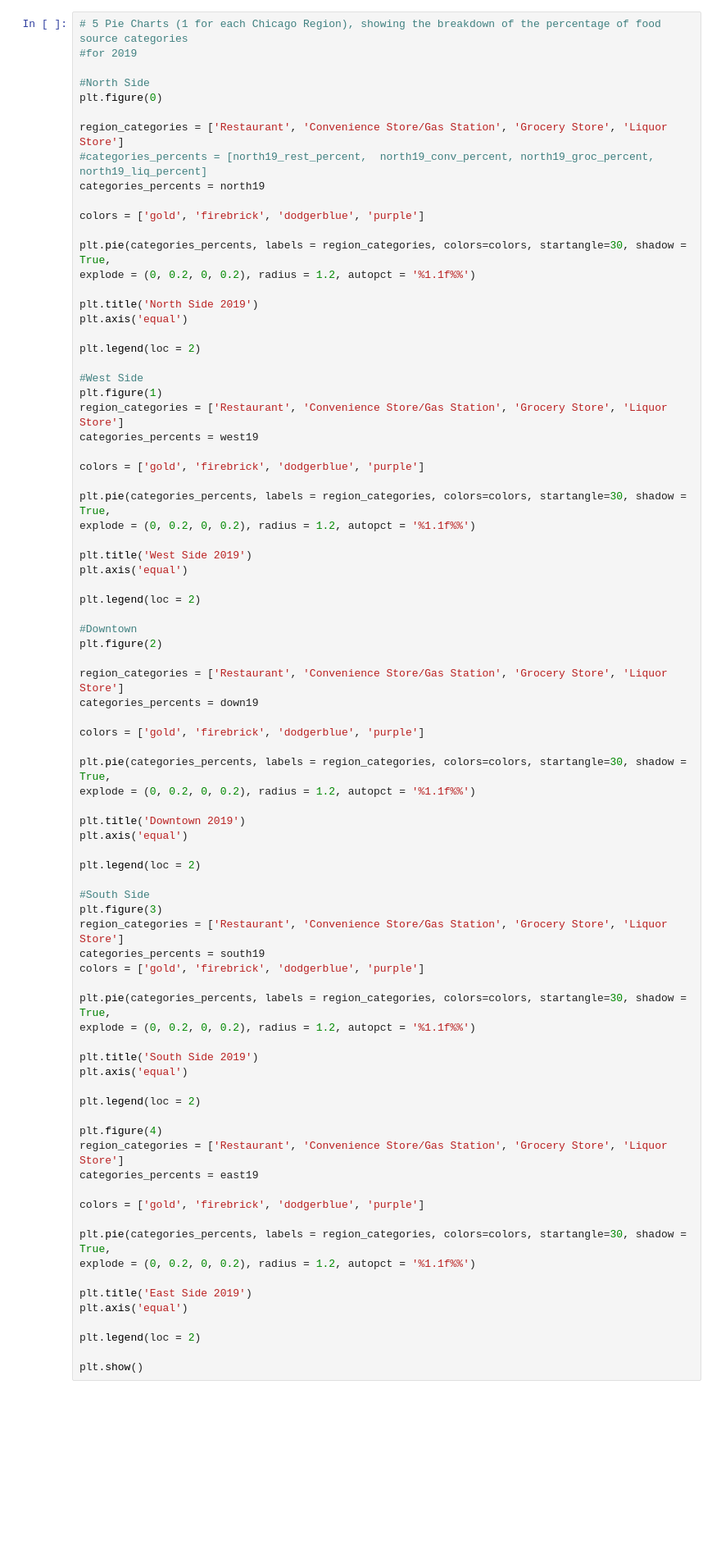
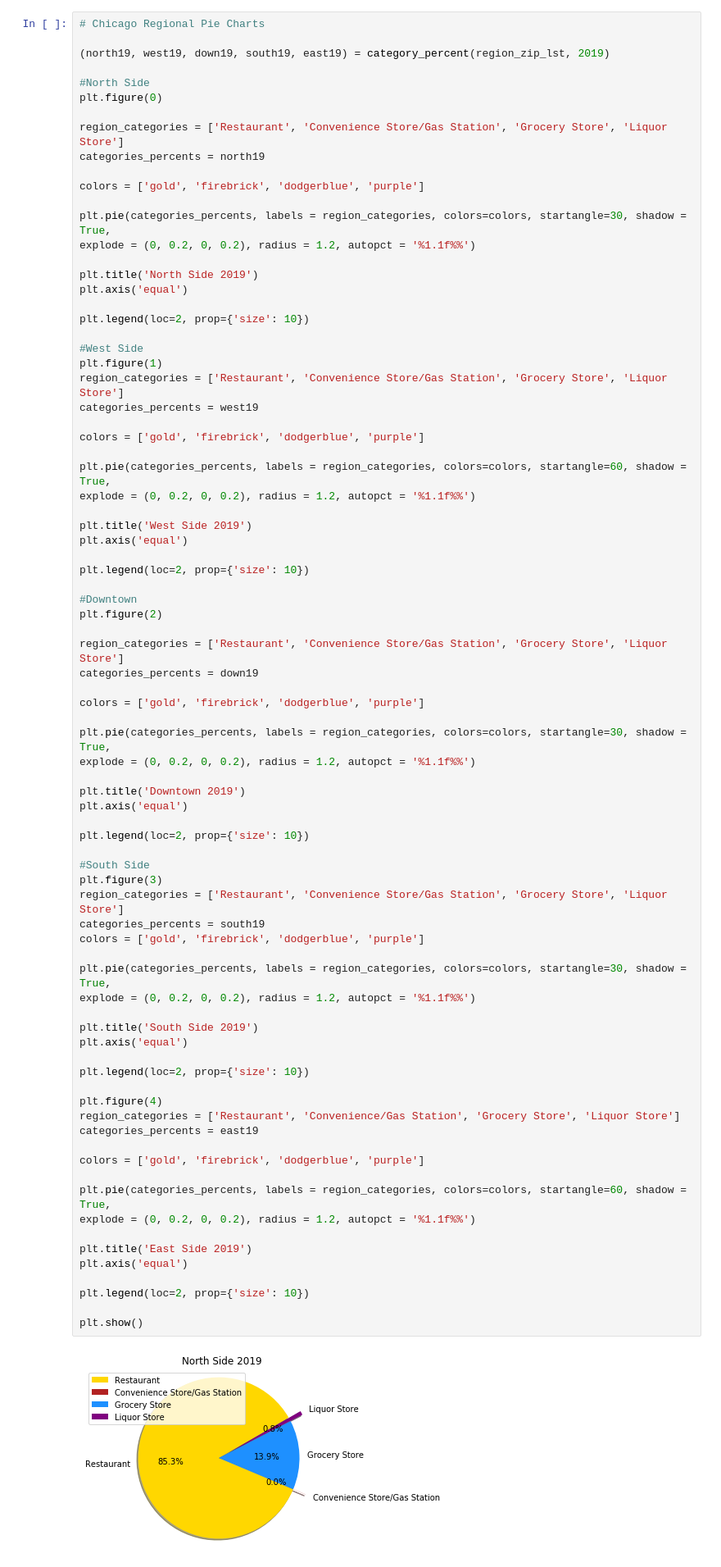
Before and after one commit to uchicago-CAPP30122-win-2022/proj-chicago-eats, a Jupyter notebook: chicagoeats/visualizations/zipcodeviz.ipynb, the cells around one changed output. Shown: that part at 82% size. Saved outputs shown, nothing was run; the diff lists cells and outputs as text; blank space fills up the shorter version.

```diff
--- a/chicagoeats/visualizations/zipcodeviz.ipynb
+++ b/chicagoeats/visualizations/zipcodeviz.ipynb
@@ -143,12 +151,12 @@ plt.show()
 # %%
-# 5 Pie Charts (1 for each Chicago Region), showing the breakdown of the percentage of food source categories
-#for 2019
+# Chicago Regional Pie Charts
+
+(north19, west19, down19, south19, east19) = category_percent(region_zip_lst, 2019)
 
 #North Side
 plt.figure(0)
 
 region_categories = ['Restaurant', 'Convenience Store/Gas Station', 'Grocery Store', 'Liquor Store']
-#categories_percents = [north19_rest_percent,  north19_conv_percent, north19_groc_percent, north19_liq_percent]
 categories_percents = north19
 
 colors = ['gold', 'firebrick', 'dodgerblue', 'purple']
@@ -159,7 +167,7 @@ explode = (0, 0.2, 0, 0.2), radius = 1.2, autopct = '%1.1f%%')
 plt.title('North Side 2019')
 plt.axis('equal')
 
-plt.legend(loc = 2)
+plt.legend(loc=2, prop={'size': 10})
 
 #West Side
 plt.figure(1)
@@ -168,13 +176,13 @@ categories_percents = west19
 
 colors = ['gold', 'firebrick', 'dodgerblue', 'purple']
 
-plt.pie(categories_percents, labels = region_categories, colors=colors, startangle=30, shadow = True,
+plt.pie(categories_percents, labels = region_categories, colors=colors, startangle=60, shadow = True,
 explode = (0, 0.2, 0, 0.2), radius = 1.2, autopct = '%1.1f%%')
 
 plt.title('West Side 2019')
 plt.axis('equal')
 
-plt.legend(loc = 2)
+plt.legend(loc=2, prop={'size': 10})
 
 #Downtown
 plt.figure(2)
@@ -189,35 +197,37 @@ explode = (0, 0.2, 0, 0.2), radius = 1.2, autopct = '%1.1f%%')
 
 plt.title('Downtown 2019')
 plt.axis('equal')
 
-plt.legend(loc = 2)
+plt.legend(loc=2, prop={'size': 10})
 
 #South Side
 plt.figure(3)
 region_categories = ['Restaurant', 'Convenience Store/Gas Station', 'Grocery Store', 'Liquor Store']
 categories_percents = south19
 colors = ['gold', 'firebrick', 'dodgerblue', 'purple']
 
 plt.pie(categories_percents, labels = region_categories, colors=colors, startangle=30, shadow = True,
 explode = (0, 0.2, 0, 0.2), radius = 1.2, autopct = '%1.1f%%')
 
 plt.title('South Side 2019')
 plt.axis('equal')
 
-plt.legend(loc = 2)
+plt.legend(loc=2, prop={'size': 10})
 
 plt.figure(4)
-region_categories = ['Restaurant', 'Convenience Store/Gas Station', 'Grocery Store', 'Liquor Store']
+region_categories = ['Restaurant', 'Convenience/Gas Station', 'Grocery Store', 'Liquor Store']
 categories_percents = east19
 
 colors = ['gold', 'firebrick', 'dodgerblue', 'purple']
 
-plt.pie(categories_percents, labels = region_categories, colors=colors, startangle=30, shadow = True,
+plt.pie(categories_percents, labels = region_categories, colors=colors, startangle=60, shadow = True,
 explode = (0, 0.2, 0, 0.2), radius = 1.2, autopct = '%1.1f%%')
 
 plt.title('East Side 2019')
 plt.axis('equal')
 
-plt.legend(loc = 2)
+plt.legend(loc=2, prop={'size': 10})
 
 plt.show()
+# %% [output]
+[figure, added]
```
Also changed, not shown: parts of 8 cells of this notebook, 3 other files.
